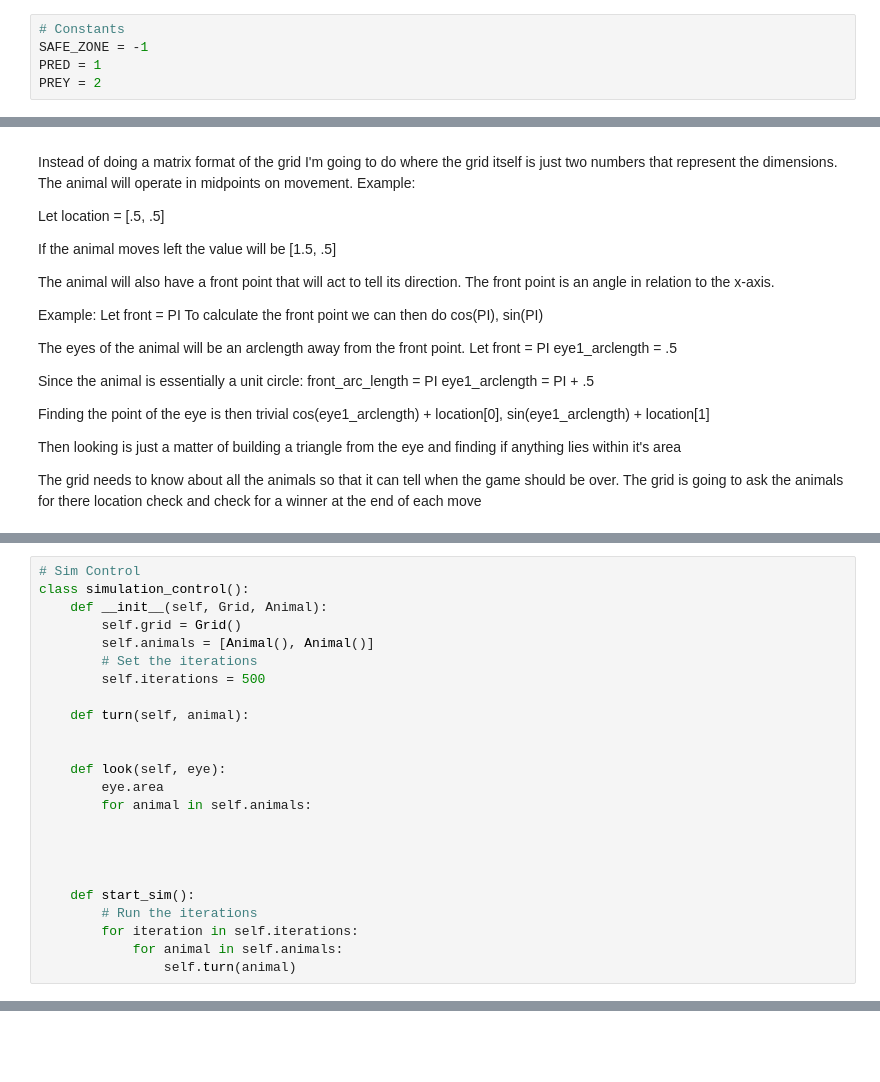
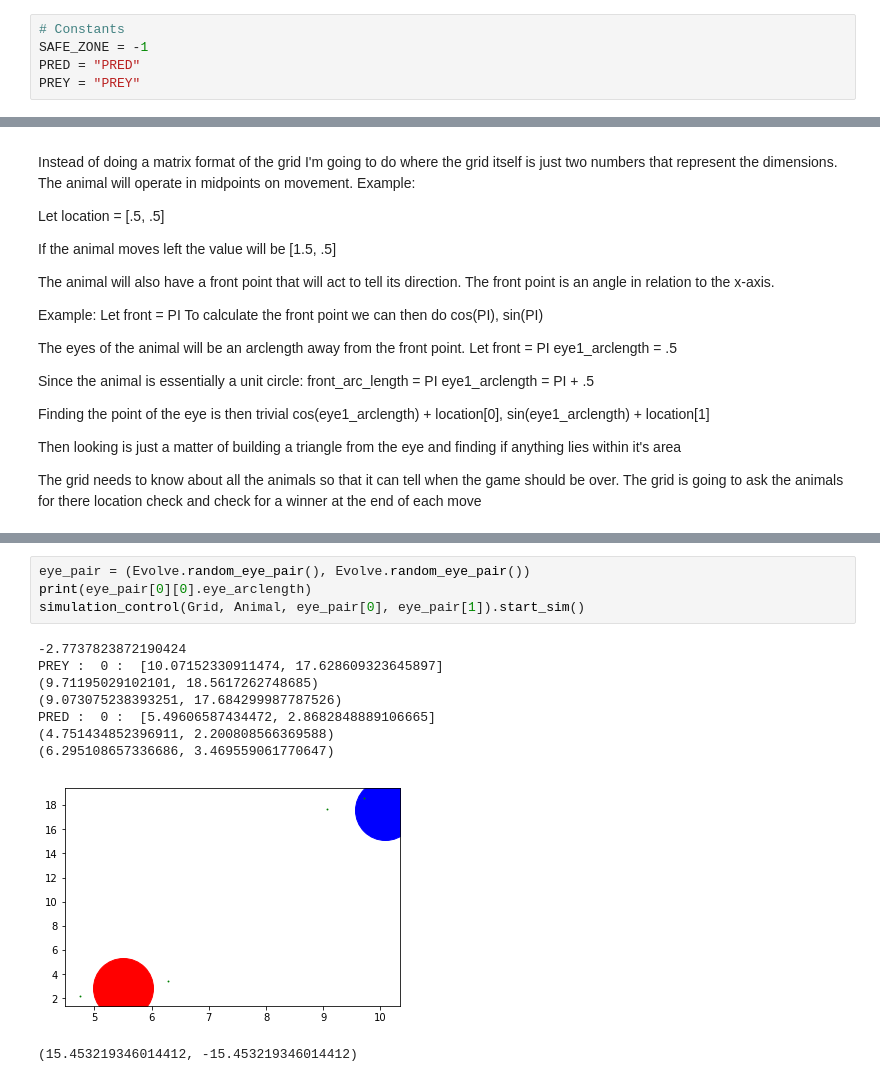
Before and after one commit to bekkblando/eye_placement, a Jupyter notebook: Eye Placement Experiments .ipynb, the cells around one changed output, grey strips where cells are left out. Drawn from its saved outputs; the diff is of its cells as text; blank space fills up the shorter version.

Commit message:
initial results look interesting, simulation needs refactoring with new things in mind

```diff
--- a/Eye Placement Experiments .ipynb
+++ b/Eye Placement Experiments .ipynb
@@ -6,5 +9,5 @@ from math import pi, cos, sin
 # %%
 # Constants
 SAFE_ZONE = -1
-PRED = 1
-PREY = 2
+PRED = "PRED"
+PREY = "PREY"
@@ -117,24 +140,0 @@ assert pred.location[0] == cos(2*pi) + .5
-# %%
-# Sim Control
-class simulation_control():
-    def __init__(self, Grid, Animal):
-        self.grid = Grid()
-        self.animals = [Animal(), Animal()]
-        # Set the iterations
-        self.iterations = 500
-
-    def turn(self, animal):
-
-
-    def look(self, eye):
-        eye.area
-        for animal in self.animals:
-
-
-
-
-    def start_sim():
-        # Run the iterations
-        for iteration in self.iterations:
-            for animal in self.animals:
-                self.turn(animal)
@@ -150,0 +230,14 @@ NameError: name 'simulation_control' is not defined
+# %%
+eye_pair = (Evolve.random_eye_pair(), Evolve.random_eye_pair())
+print(eye_pair[0][0].eye_arclength)
+simulation_control(Grid, Animal, eye_pair[0], eye_pair[1]).start_sim()
+# %% [output]
+-2.7737823872190424
+PREY :  0 :  [10.07152330911474, 17.628609323645897]
+(9.71195029102101, 18.5617262748685)
+(9.073075238393251, 17.684299987787526)
+PRED :  0 :  [5.49606587434472, 2.8682848889106665]
+(4.751434852396911, 2.200808566369588)
+(6.295108657336686, 3.469559061770647)
+[figure, added]
+(15.453219346014412, -15.453219346014412)
```
Also changed, not shown: parts of 20 cells of this notebook.
